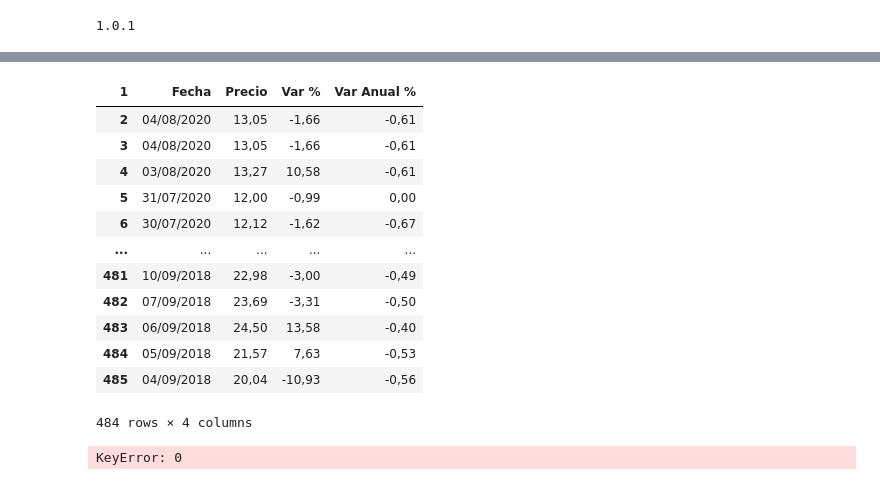
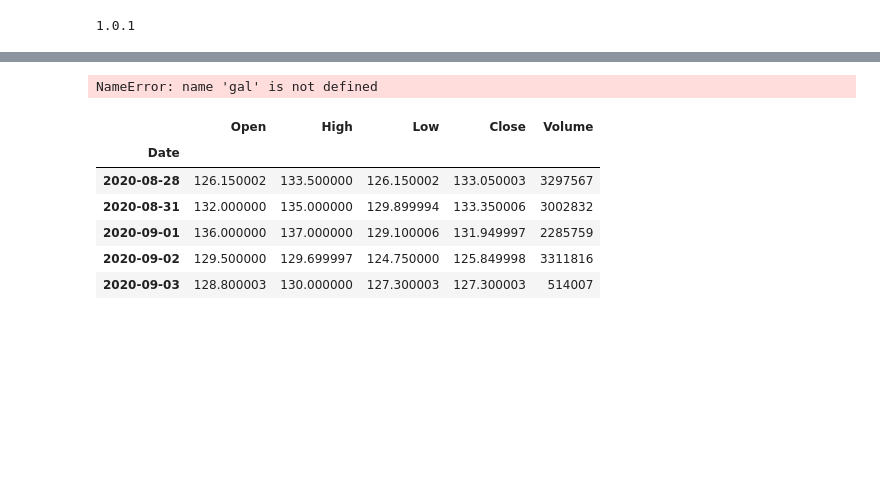
Before and after one commit to isajar/pandas-test, a Jupyter notebook: 6-gal.ipynb, the cells around one changed output, grey strips where cells are left out. Drawn from its saved outputs; the diff is of its cells as text; code cells hidden in the pictures; blank space fills up the shorter version.

```diff
--- a/6-gal.ipynb
+++ b/6-gal.ipynb
@@ -156,20 +20,0 @@ df.reset_index()
-# %%
-df
-# %% [output]
-| 1 | Fecha | Precio | Var % | Var Anual % |
-| 2 | 04/08/2020 | 13,05 | -1,66 | -0,61 |
-| 3 | 04/08/2020 | 13,05 | -1,66 | -0,61 |
-| 4 | 03/08/2020 | 13,27 | 10,58 | -0,61 |
-| 5 | 31/07/2020 | 12,00 | -0,99 | 0,00 |
-| 6 | 30/07/2020 | 12,12 | -1,62 | -0,67 |
-| ... | ... | ... | ... | ... |
-| 481 | 10/09/2018 | 22,98 | -3,00 | -0,49 |
-| 482 | 07/09/2018 | 23,69 | -3,31 | -0,50 |
-| 483 | 06/09/2018 | 24,50 | 13,58 | -0,40 |
-| 484 | 05/09/2018 | 21,57 | 7,63 | -0,53 |
-| 485 | 04/09/2018 | 20,04 | -10,93 | -0,56 |
-484 rows × 4 columns
-# %%
-df[0]
-# %% [output]
-KeyError: 0
@@ -175,0 +31,14 @@ KeyError: 0
+# %%
+galb
+# %% [output]
+NameError: name 'gal' is not defined
+# %%
+galba.tail()
+# %% [output]
+|  | Open | High | Low | Close | Volume |
+| Date |  |  |  |  |  |
+| 2020-08-28 | 126.150002 | 133.500000 | 126.150002 | 133.050003 | 3297567 |
+| 2020-08-31 | 132.000000 | 135.000000 | 129.899994 | 133.350006 | 3002832 |
+| 2020-09-01 | 136.000000 | 137.000000 | 129.100006 | 131.949997 | 2285759 |
+| 2020-09-02 | 129.500000 | 129.699997 | 124.750000 | 125.849998 | 3311816 |
+| 2020-09-03 | 128.800003 | 130.000000 | 127.300003 | 127.300003 | 514007 |
```
Also changed, not shown: parts of 22 cells of this notebook, 2 other files.
